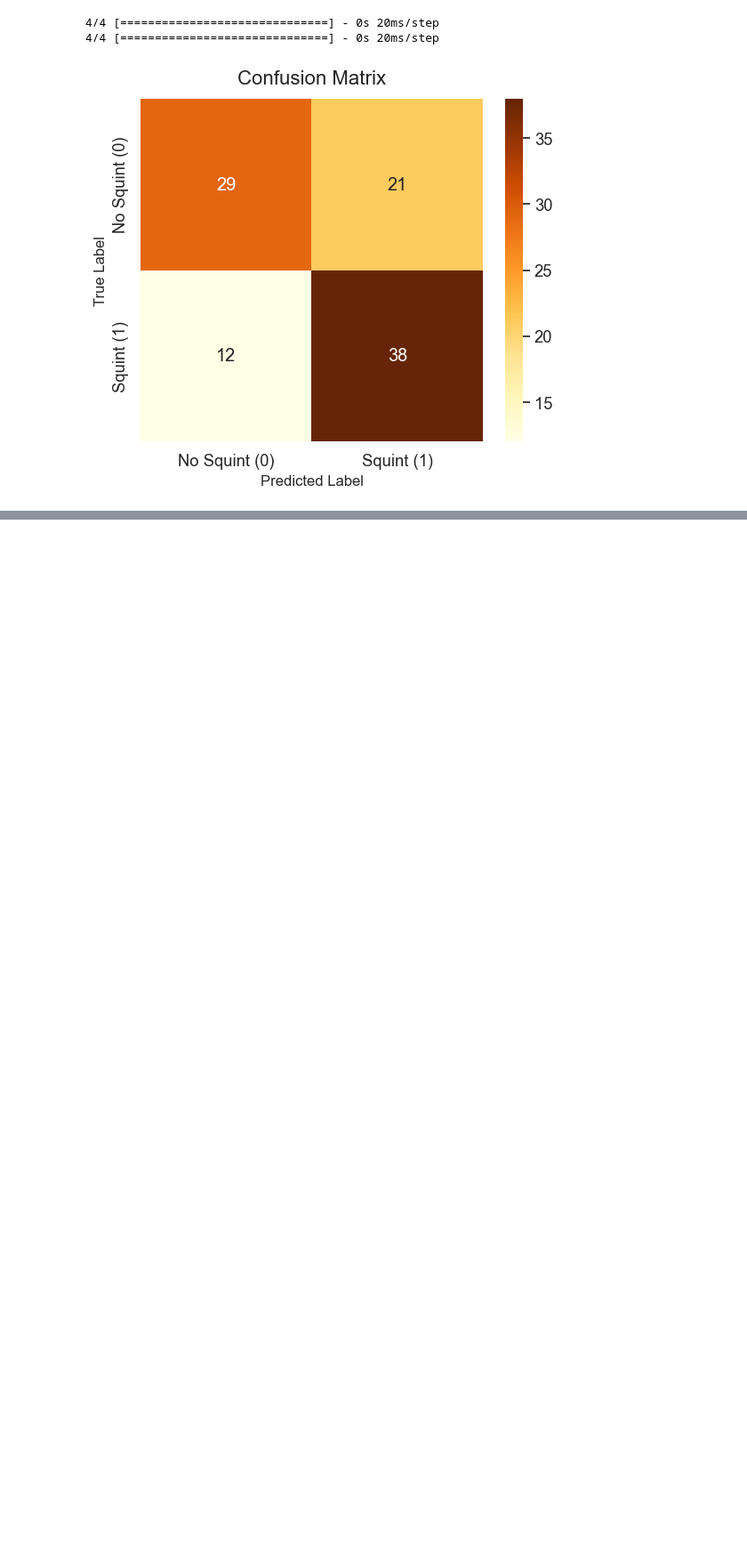
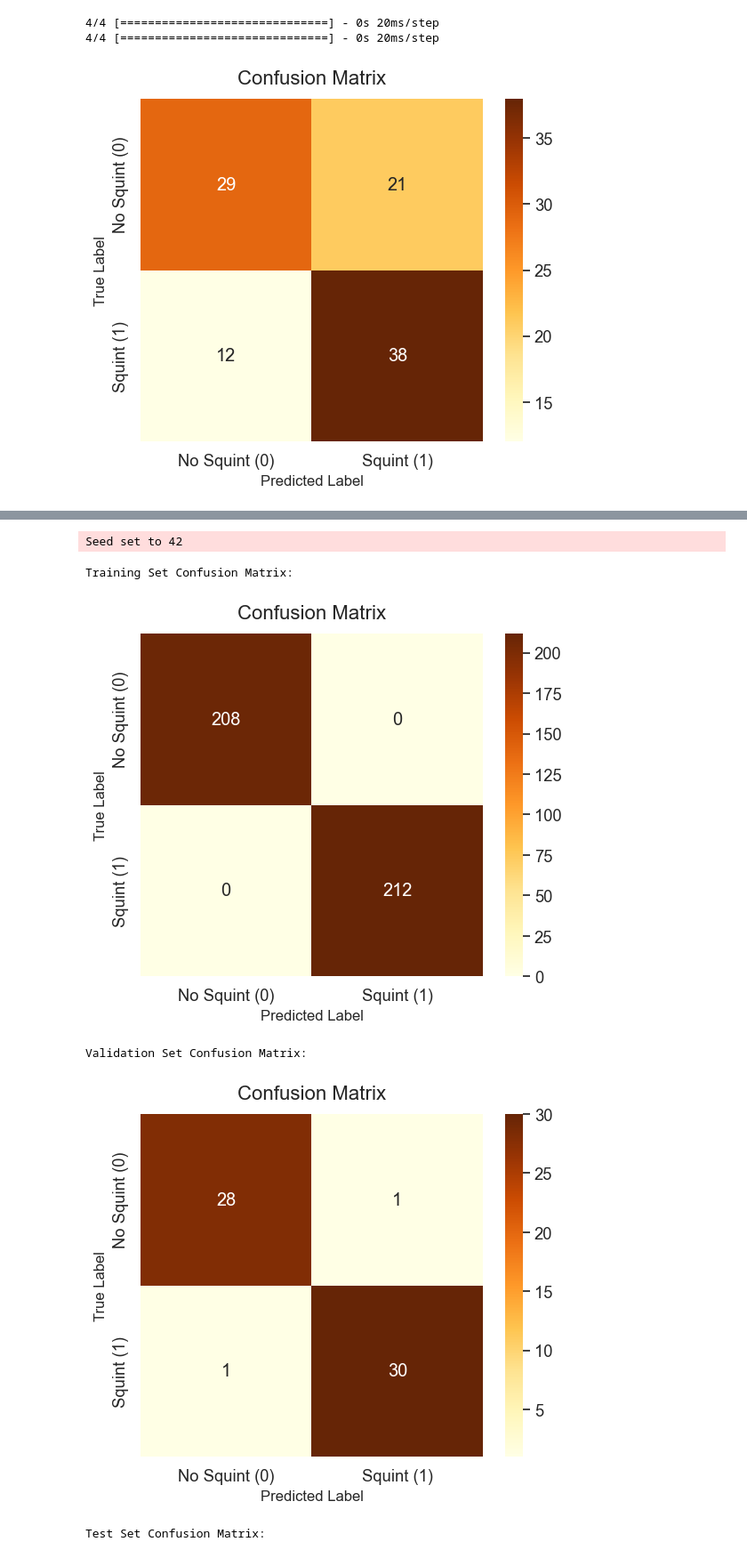
Before and after one commit to KevinMcNamara0007/vision, a Jupyter notebook: src/utilities/squinting/training_notebook.ipynb, the cells around one changed output, grey strips where cells are left out. Shown at 89% size. Saved outputs shown, nothing was run; the diff lists cells and outputs as text; code cells hidden in the pictures; blank space fills up the shorter version.

Commit message:
added config and utilized confusion matrices

```diff
--- a/src/utilities/squinting/training_notebook.ipynb
+++ b/src/utilities/squinting/training_notebook.ipynb
@@ -1207,0 +1185,62 @@ LOCAL_RANK: 0 - CUDA_VISIBLE_DEVICES: [0]
+# %%
+checkpoint_path = 'checkpoints/squint_detector-epoch=1499-val_acc=0.94.ckpt'
+batch_size = 32
+seed = 42
+
+# Set seed for reproducibility
+pl.seed_everything(seed)
+
+# Get all dataloaders
+trainloader, valloader, testloader = get_dataloaders(
+    batch_size=batch_size,
+    num_workers=0
+)
+
+# Load model
+base_model = make_net()
+model = plmodel.load_from_checkpoint(
+    checkpoint_path,
+    model=base_model,
+    num_classes=1,
+    lr=0.00165,
+    num_epochs=50,
+    strict=False
+)
+model.eval()
+
+device = torch.device('cuda' if torch.cuda.is_available() else 'cpu')
+model = model.to(device)
+
+# Function to get predictions for a dataloader
+def get_predictions(model, dataloader, device):
+    all_preds = []
+    all_labels = []
+    with torch.no_grad():
+        for batch in dataloader:
+            inputs, labels = batch
+            inputs = inputs.to(device)
+            outputs = model(inputs)
+            preds = (torch.sigmoid(outputs.squeeze()) > 0.5).cpu().numpy()
+            all_preds.extend(preds)
+            all_labels.extend(labels.cpu().numpy())
+    return np.array(all_labels), np.array(all_preds)
+
+# Get predictions for all splits
+print("Training Set Confusion Matrix:")
+y_true_train, y_pred_train = get_predictions(model, trainloader, device)
+plot_confusion_matrix_fancy(y_true=y_true_train, y_pred=y_pred_train, direct_values=True, normalize=False)
+
+print("\nValidation Set Confusion Matrix:")
+y_true_val, y_pred_val = get_predictions(model, valloader, device)
+plot_confusion_matrix_fancy(y_true=y_true_val, y_pred=y_pred_val, direct_values=True, normalize=False)
+
+print("\nTest Set Confusion Matrix:")
+y_true_test, y_pred_test = get_predictions(model, testloader, device)
+plot_confusion_matrix_fancy(y_true=y_true_test, y_pred=y_pred_test, direct_values=True, normalize=False)
+# %% [output]
+Seed set to 42
+Training Set Confusion Matrix:
+[figure, added]
+Validation Set Confusion Matrix:
+[figure, added]
+Test Set Confusion Matrix:
```
Also changed, not shown: parts of 6 cells of this notebook.
